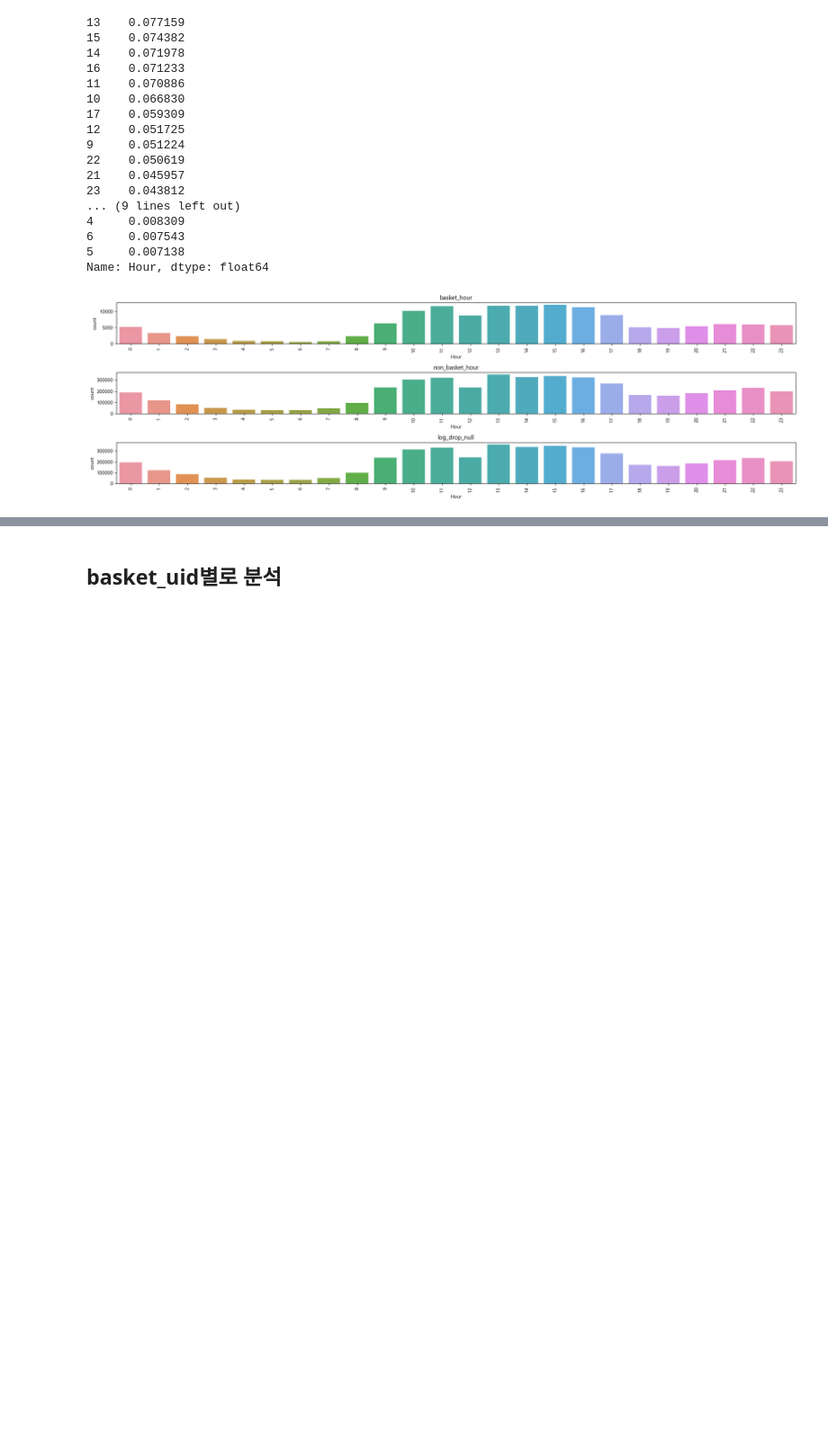
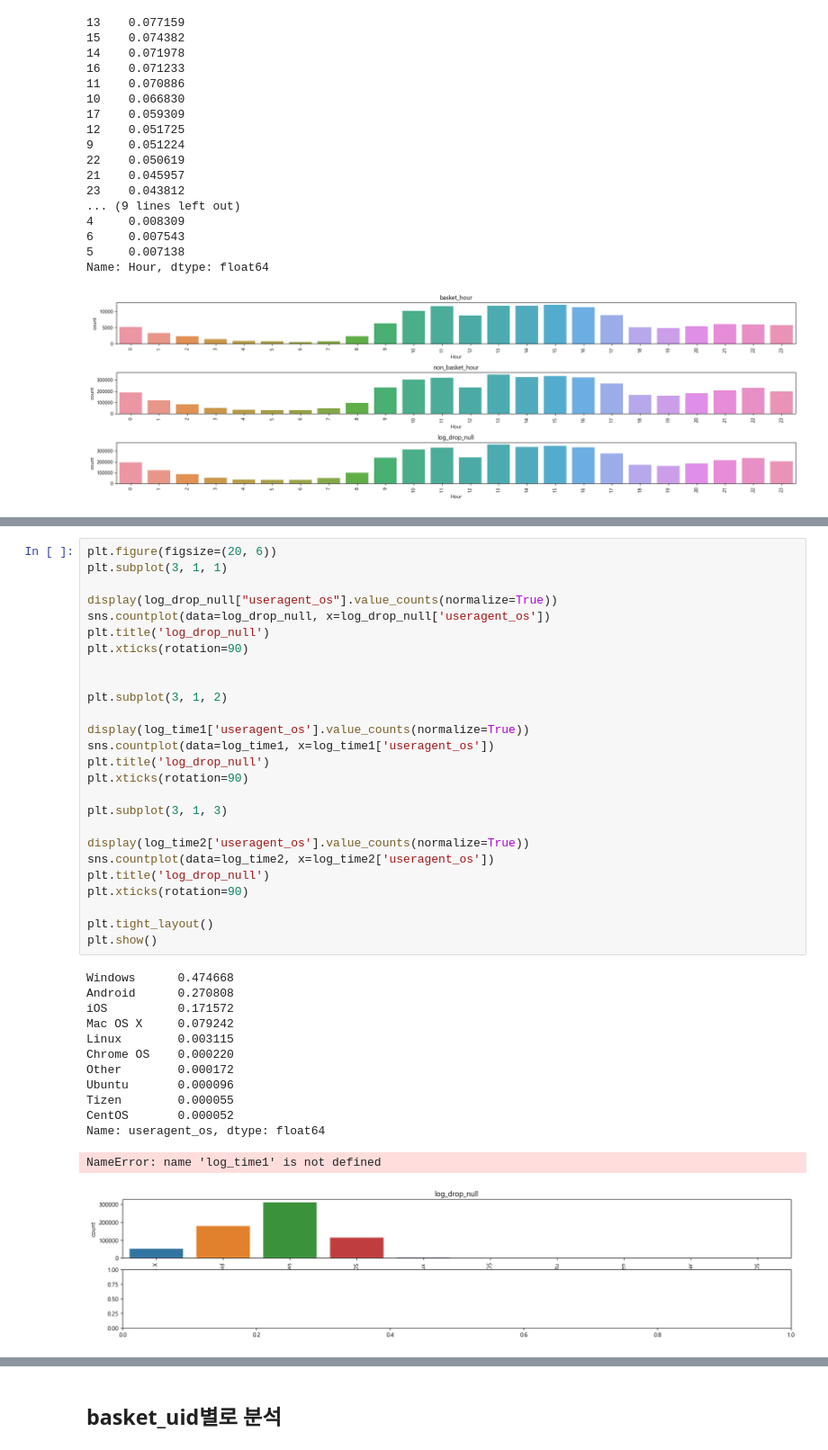
Before and after one commit to jaeseung11/A1_performance_factory_Aveners, a Jupyter notebook: sbk/log_data.ipynb, the cells around one changed output, grey strips where cells are left out. Shown at 90% size. Saved outputs shown, nothing was run; the diff lists cells and outputs as text; blank space fills up the shorter version.

```diff
--- a/sbk/log_data.ipynb
+++ b/sbk/log_data.ipynb
@@ -384,2 +474,42 @@ Name: Hour, dtype: float64
+# %%
+plt.figure(figsize=(20, 6))
+plt.subplot(3, 1, 1)
+
+display(log_drop_null["useragent_os"].value_counts(normalize=True))
+sns.countplot(data=log_drop_null, x=log_drop_null['useragent_os'])
+plt.title('log_drop_null')
+plt.xticks(rotation=90)
+
+
+plt.subplot(3, 1, 2)
+
+display(log_time1['useragent_os'].value_counts(normalize=True))
+sns.countplot(data=log_time1, x=log_time1['useragent_os'])
+plt.title('log_drop_null')
+plt.xticks(rotation=90)
+
+plt.subplot(3, 1, 3)
+
+display(log_time2['useragent_os'].value_counts(normalize=True))
+sns.countplot(data=log_time2, x=log_time2['useragent_os'])
+plt.title('log_drop_null')
+plt.xticks(rotation=90)
+
+plt.tight_layout()
+plt.show()
+# %% [output]
+Windows      0.474668
+Android      0.270808
+iOS          0.171572
+Mac OS X     0.079242
+Linux        0.003115
+Chrome OS    0.000220
+Other        0.000172
+Ubuntu       0.000096
+Tizen        0.000055
+CentOS       0.000052
+Name: useragent_os, dtype: float64
+NameError: name 'log_time1' is not defined
+[figure, added]
 # %%
 log_view_time = log_drop_null.loc[log_drop_null["viewtime"] > 0]
```
Also changed, not shown: parts of 19 cells of this notebook, 2 other files.
